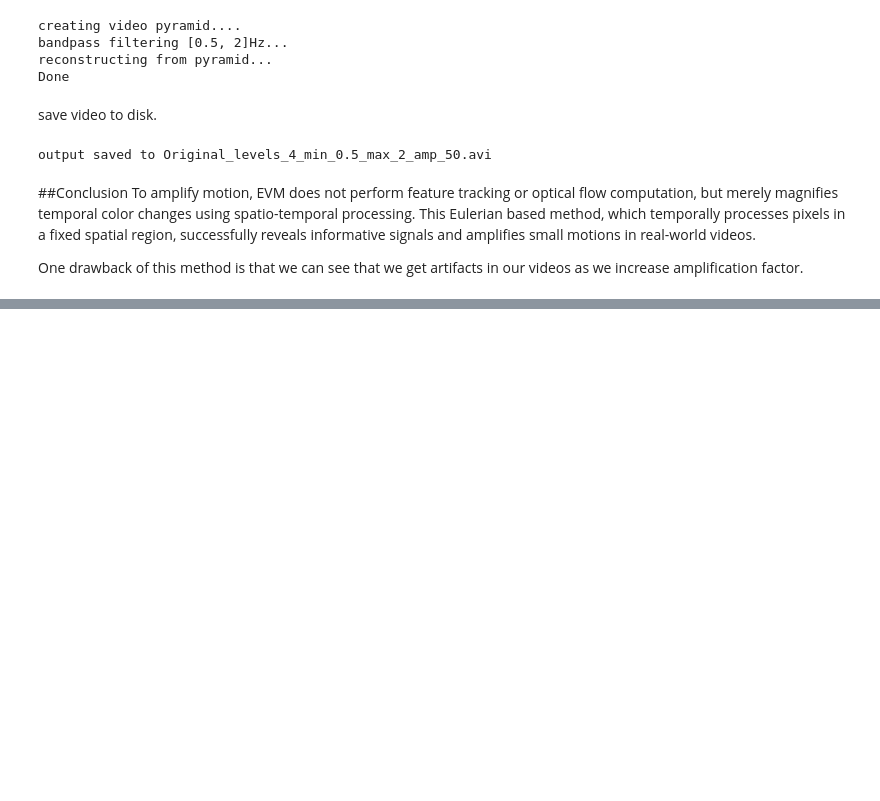
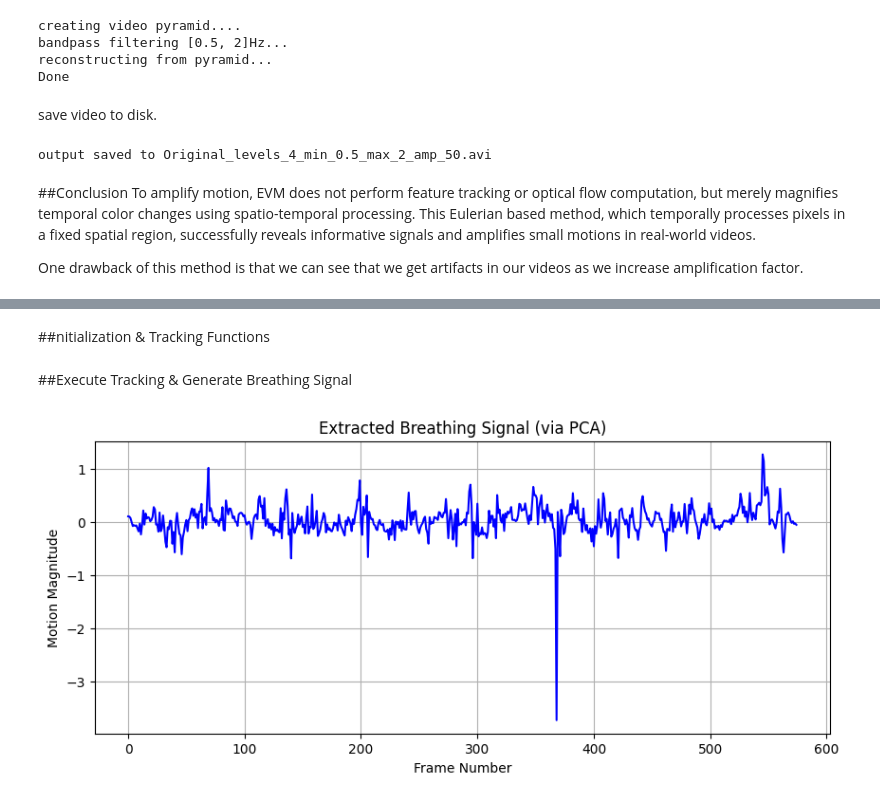
Before and after one commit to ShawwaHu/APPG, a Jupyter notebook: Eulerian_Video_Magnification.ipynb, the cells around one changed output, grey strips where cells are left out. Saved outputs shown, nothing was run; the diff lists cells and outputs as text; code cells hidden in the pictures; blank space fills up the shorter version.

```diff
--- a/Eulerian_Video_Magnification.ipynb
+++ b/Eulerian_Video_Magnification.ipynb
@@ -533,0 +527,2 @@ Refined breathing spot bounding boxes (x, y, width, height):
+# %% [markdown]
+##nitialization & Tracking Functions
@@ -533,0 +582,20 @@ Refined breathing spot bounding boxes (x, y, width, height):
+# %% [markdown]
+##Execute Tracking & Generate Breathing Signal
+# %%
+# Initialize clearly
+initial_frame = mag_vid[0]
+initial_points = initialize_tracking_points_contour(initial_frame, spots)
+
+# Perform tracking and PCA-based breathing signal extraction
+tracked_points, breathing_signal = track_points_pca(mag_vid, initial_points)
+
+# Display a clear plot of the extracted breathing signal
+pyplot.figure(figsize=(10,4))
+pyplot.plot(breathing_signal, color='blue')
+pyplot.title('Extracted Breathing Signal (via PCA)')
+pyplot.xlabel('Frame Number')
+pyplot.ylabel('Motion Magnitude')
+pyplot.grid(True)
+pyplot.show()
+# %% [output]
+[figure, added]
```
Also changed, not shown: parts of 4 cells of this notebook.
